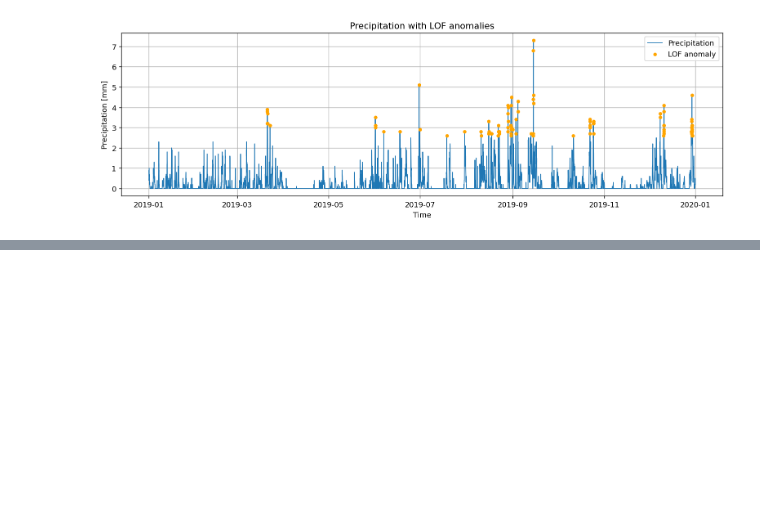
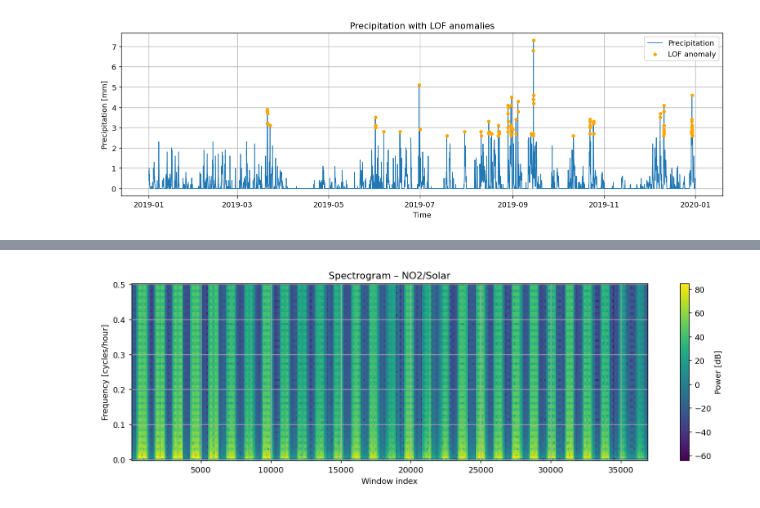
Before and after one commit to Viktoria0720/IND320_VY, a Jupyter notebook: ASSIGNMENTS/PART2/notebooks/IND320_VY_v3.ipynb, the cells around one changed output, grey strips where cells are left out. Drawn from its saved outputs; the diff is of its cells as text; code cells hidden in the pictures; blank space fills up the shorter version.

```diff
--- a/ASSIGNMENTS/PART2/notebooks/IND320_VY_v3.ipynb
+++ b/ASSIGNMENTS/PART2/notebooks/IND320_VY_v3.ipynb
@@ -441,0 +358,45 @@ mongodb://127.0.0.1:27017                     -> OK           DBs: ['admin', 'co
+# %%
+def production_spectrogram(
+    prod_df: pd.DataFrame,
+    area: str,
+    group: str,
+    fs: float = 1.0,          # 1 sample per hour
+    window_len: int = 7*24,   # one-week window
+    overlap: float = 0.5,     # 50% overlap
+):
+    df = prod_df.copy()
+    if "area" not in df.columns:  df["area"] = area
+    if "group" not in df.columns: df["group"] = group
+
+    df = df[(df["area"] == area) & (df["group"] == group)].sort_values("time")
+    if df.empty:
+        raise ValueError(f"No data for area={area}, group={group}")
+
+    x = df["production"].to_numpy(float)
+    nperseg = int(window_len)
+    noverlap = int(overlap * nperseg)
+    f, t, Sxx = spectrogram(x, fs=fs, nperseg=nperseg, noverlap=noverlap, scaling="spectrum")
+
+    fig, ax = plt.subplots()
+    im = ax.pcolormesh(t, f, 10*np.log10(Sxx + 1e-12), shading="auto")
+    ax.set_title(f"Spectrogram – {area}/{group}")
+    ax.set_xlabel("Window index")
+    ax.set_ylabel("Frequency [cycles/hour]")
+    fig.colorbar(im, ax=ax, label="Power [dB]")
+    fig.tight_layout()
+    return fig, (f, t, Sxx)
+
+# Test
+if not prod_df.empty:
+    fig_spec, _ = production_spectrogram(
+        prod_df,
+        area=AREA_FOR_STL,
+        group=GROUP_FOR_STL,
+        window_len=24*7,
+        overlap=0.5
+    )
+    plt.show()
+else:
+    print("prod_df is empty; verify Mongo data/year/collection.")
+# %% [output]
+[figure, added]
```
Also changed, not shown: parts of 6 cells of this notebook, 1 other file.
